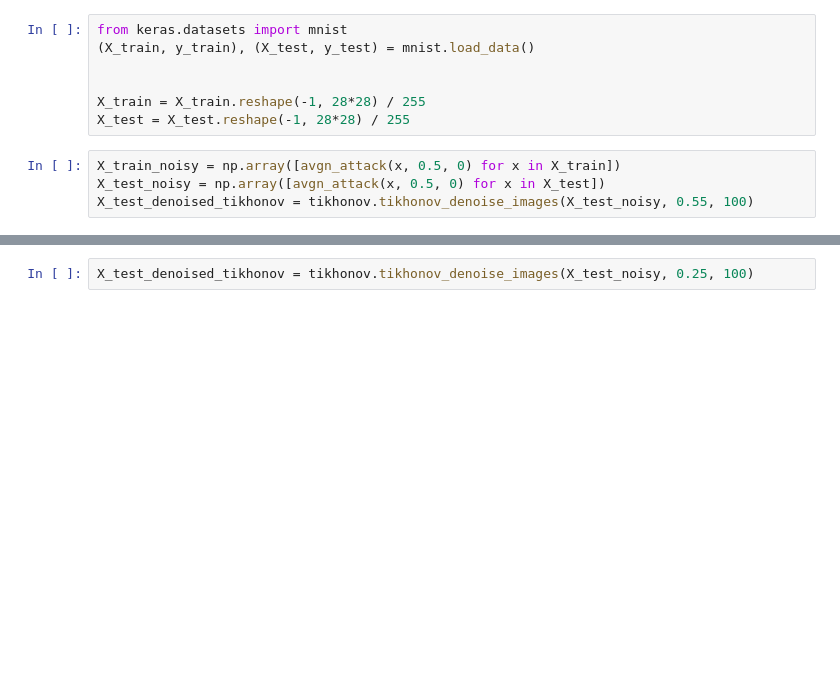
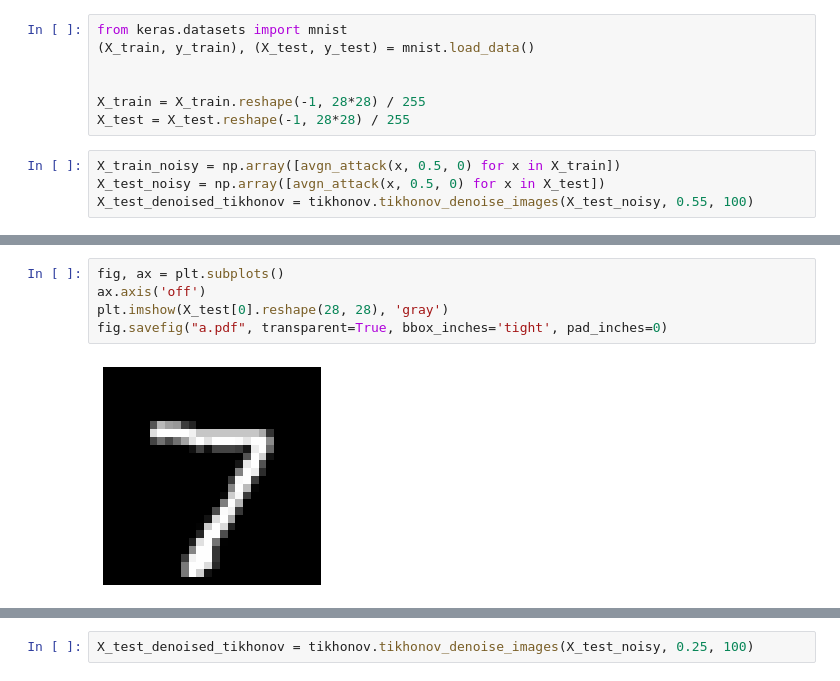
Before and after one commit to vseredovych/DNN-Inverse-Problems, a Jupyter notebook: code/autoencoder-results.ipynb, the cells around one changed output, grey strips where cells are left out. Saved outputs shown, nothing was run; the diff lists cells and outputs as text; blank space fills up the shorter version.

```diff
--- a/code/autoencoder-results.ipynb
+++ b/code/autoencoder-results.ipynb
@@ -80,0 +88,7 @@ X_test_denoised_autoencoder = net.forward_step(X_test_noisy)[-1]
+# %%
+fig, ax = plt.subplots()
+ax.axis('off')
+plt.imshow(X_test[0].reshape(28, 28), 'gray')
+fig.savefig("a.pdf", transparent=True, bbox_inches='tight', pad_inches=0)
+# %% [output]
+[figure, added]
```
Also changed, not shown: parts of 11 cells of this notebook, 17 other files.
